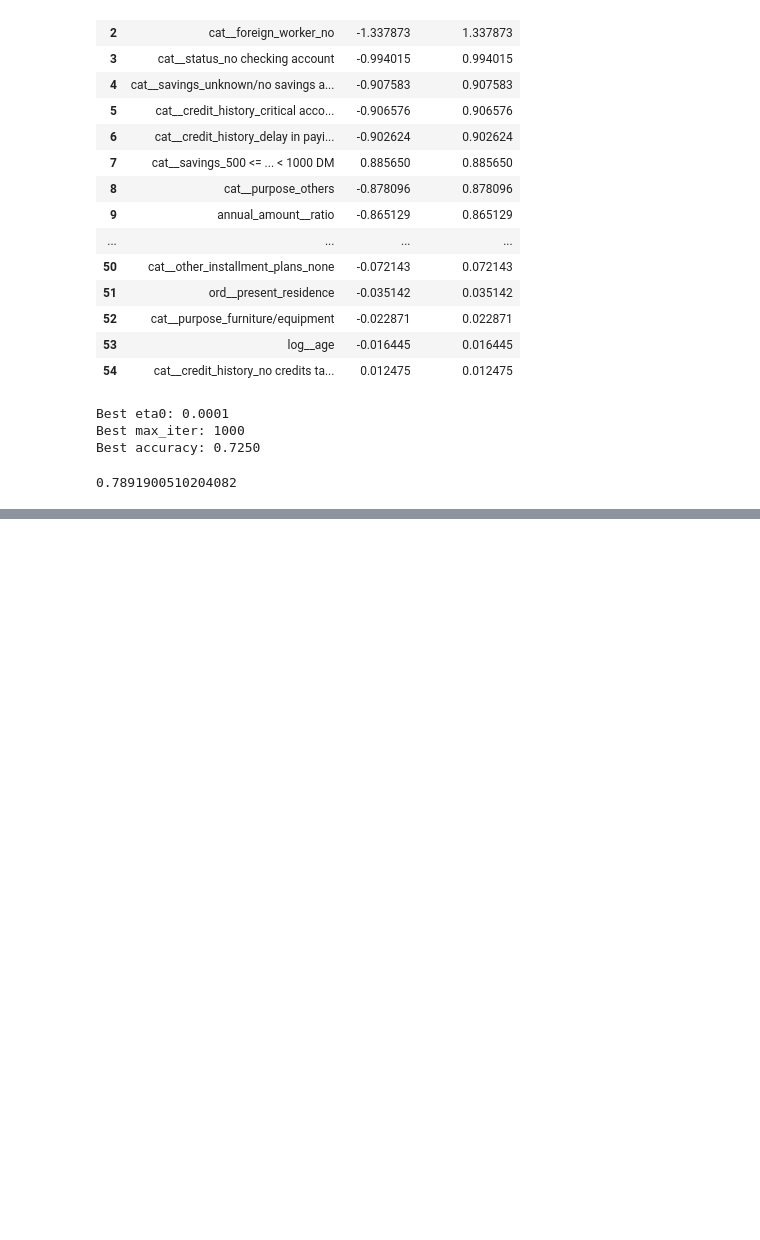
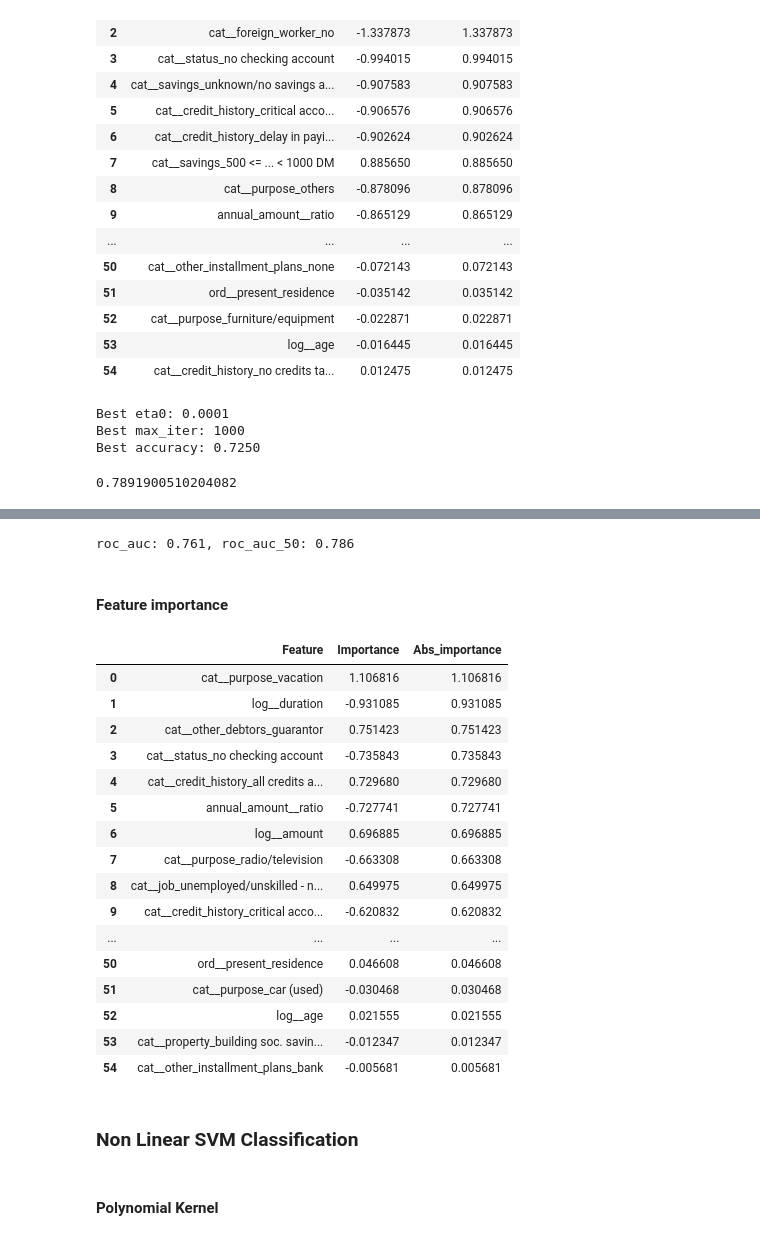
Before and after one commit to Gonzalo-Caro/Practicas-ML-NN, a Jupyter notebook: Additional Exercises/2. Classification.ipynb, the cells around one changed output, grey strips where cells are left out. Cells and saved outputs as stored; diff of their text form; code cells hidden in the pictures; blank space fills up the shorter version.

```diff
--- a/Additional Exercises/2. Classification.ipynb
+++ b/Additional Exercises/2. Classification.ipynb
@@ -1117,0 +1111,15 @@ roc_auc_score(y_train_good_50, y_scores_50)
+# %%
+from sklearn.svm import SVC
+
+svm_clf = make_pipeline(preprocessing,
+                        SVC(kernel='linear', random_state=42))
+# %%
+from sklearn.model_selection import RandomizedSearchCV
+from scipy.stats import randint
+
+param_distributions = {
+    'svc__C': randint(low=0, high=100)
+}
+
+random_search = RandomizedSearchCV(svm_clf, param_distributions, n_iter=10, cv=5, scoring='accuracy', random_state=42)
+random_search.fit(X_train, y_train_good)
@@ -1117,0 +1236,47 @@ roc_auc_score(y_train_good_50, y_scores_50)
+# %%
+roc_svm = roc_auc_score(y_train_good, y_scores)
+roc_svm_50 = roc_auc_score(y_train_good_50, y_scores_50)
+
+print(f'roc_auc: {roc:.3f}, roc_auc_50: {roc_50:.3f}')
+# %% [output]
+roc_auc: 0.761, roc_auc_50: 0.786
+# %% [markdown]
+#### Feature importance
+# %%
+linear_svc = svm_clf.named_steps['svc']
+
+
+importances = linear_svc.coef_[0]
+feature_names = preprocessing.get_feature_names_out()
+# %%
+feature_importance_linear_svc = pd.DataFrame({
+    'Feature': feature_names,
+    'Importance': importances
+})
+
+feature_importance_linear_svc['Abs_importance'] = feature_importance_linear_svc['Importance'].abs()
+feature_importance_linear_svc = feature_importance_linear_svc.sort_values(by='Abs_importance', ascending=False).reset_index(drop=True)
+
+feature_importance_linear_svc
+# %% [output]
+|  | Feature | Importance | Abs_importance |
+| 0 | cat__purpose_vacation | 1.106816 | 1.106816 |
+| 1 | log__duration | -0.931085 | 0.931085 |
+| 2 | cat__other_debtors_guarantor | 0.751423 | 0.751423 |
+| 3 | cat__status_no checking account | -0.735843 | 0.735843 |
+| 4 | cat__credit_history_all credits a... | 0.729680 | 0.729680 |
+| 5 | annual_amount__ratio | -0.727741 | 0.727741 |
+| 6 | log__amount | 0.696885 | 0.696885 |
+| 7 | cat__purpose_radio/television | -0.663308 | 0.663308 |
+| 8 | cat__job_unemployed/unskilled - n... | 0.649975 | 0.649975 |
+| 9 | cat__credit_history_critical acco... | -0.620832 | 0.620832 |
+| ... | ... | ... | ... |
+| 50 | ord__present_residence | 0.046608 | 0.046608 |
+| 51 | cat__purpose_car (used) | -0.030468 | 0.030468 |
+| 52 | log__age | 0.021555 | 0.021555 |
+| 53 | cat__property_building soc. savin... | -0.012347 | 0.012347 |
+| 54 | cat__other_installment_plans_bank | -0.005681 | 0.005681 |
+# %% [markdown]
+### Non Linear SVM Classification
+# %% [markdown]
+#### Polynomial Kernel
```
Also changed, not shown: parts of 41 cells of this notebook.
